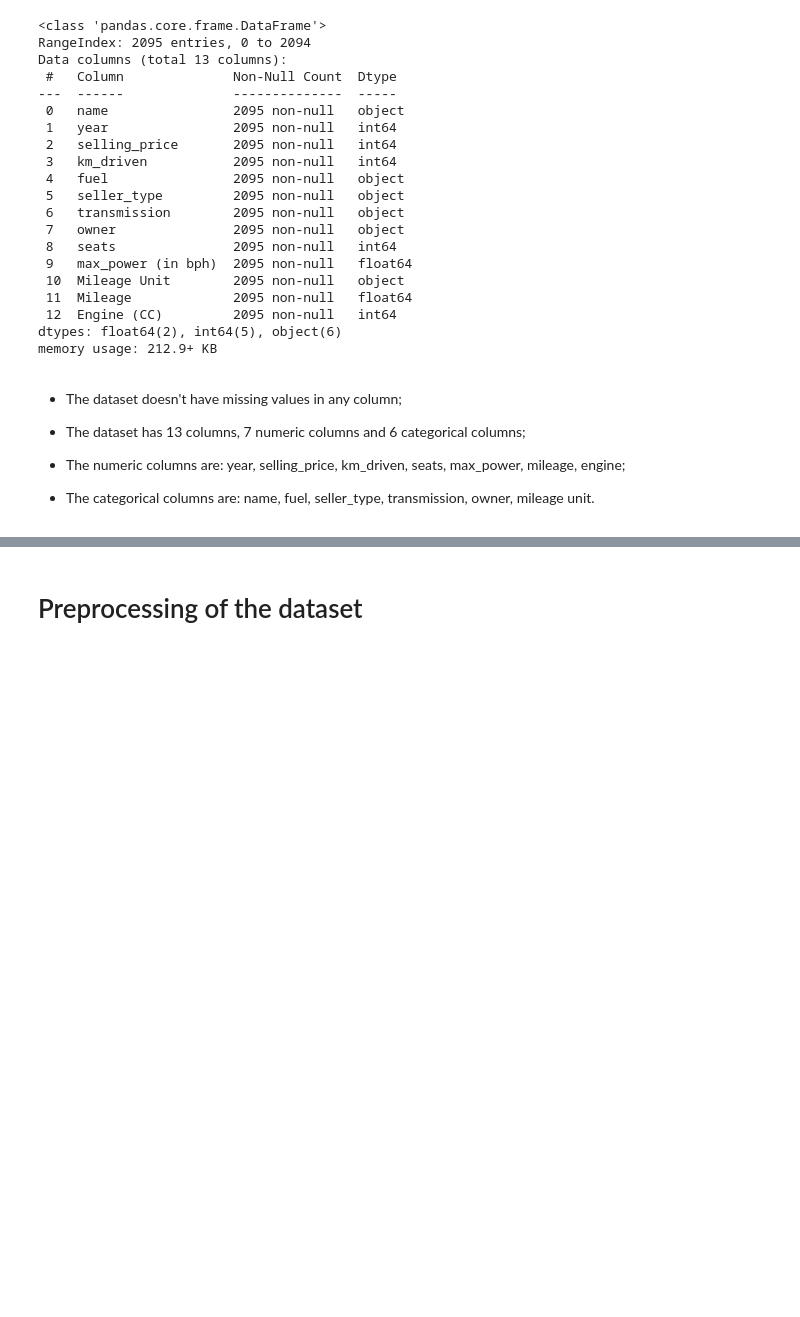
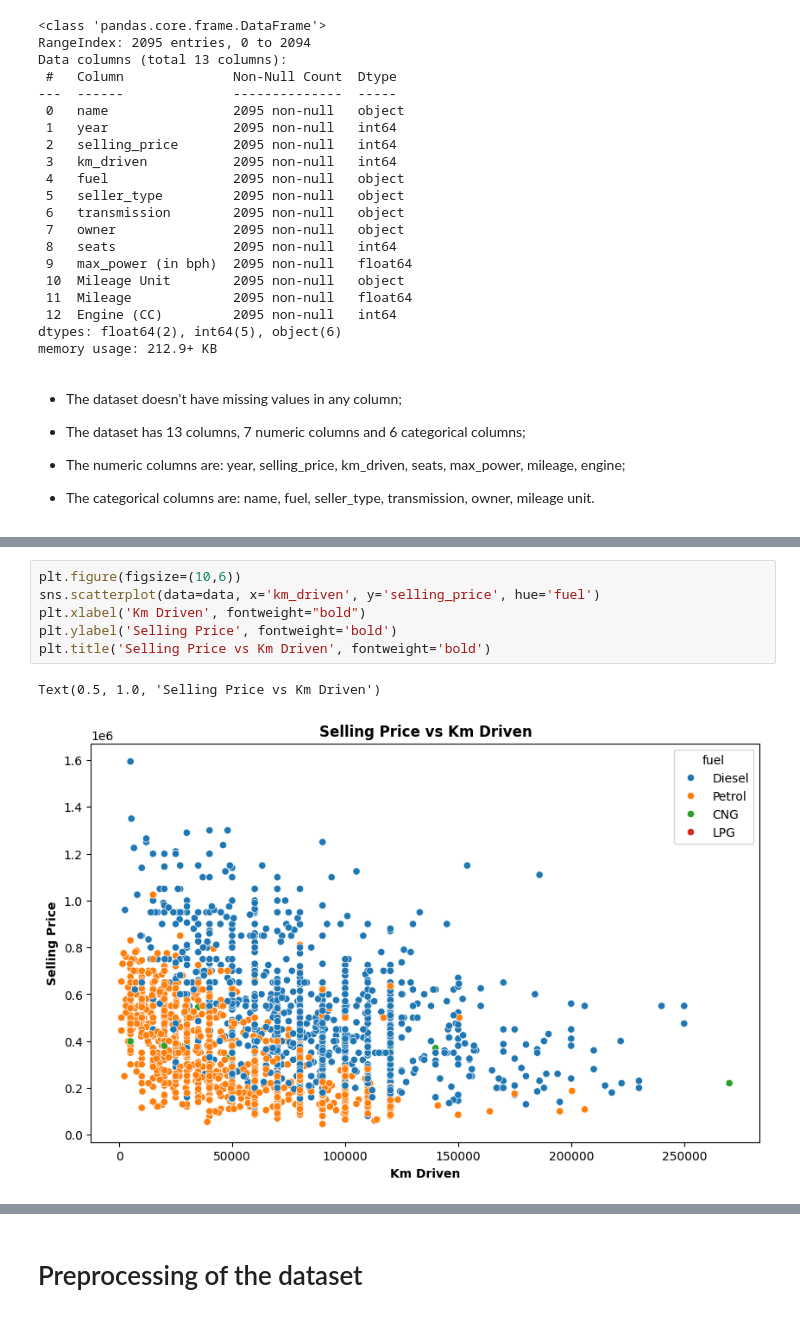
Before and after one commit to netofr19/ML_projects, a Jupyter notebook: car_price_prediction/car_price_pred.ipynb, the cells around one changed output, grey strips where cells are left out. Cells and saved outputs as stored; diff of their text form; blank space fills up the shorter version.

```diff
--- a/car_price_prediction/car_price_pred.ipynb
+++ b/car_price_prediction/car_price_pred.ipynb
@@ -62,0 +129,9 @@ memory usage: 212.9+ KB
+# %%
+plt.figure(figsize=(10,6))
+sns.scatterplot(data=data, x='km_driven', y='selling_price', hue='fuel')
+plt.xlabel('Km Driven', fontweight="bold")
+plt.ylabel('Selling Price', fontweight='bold')
+plt.title('Selling Price vs Km Driven', fontweight='bold')
+# %% [output]
+Text(0.5, 1.0, 'Selling Price vs Km Driven')
+[figure, added]
```
Also changed, not shown: parts of 27 cells of this notebook.
